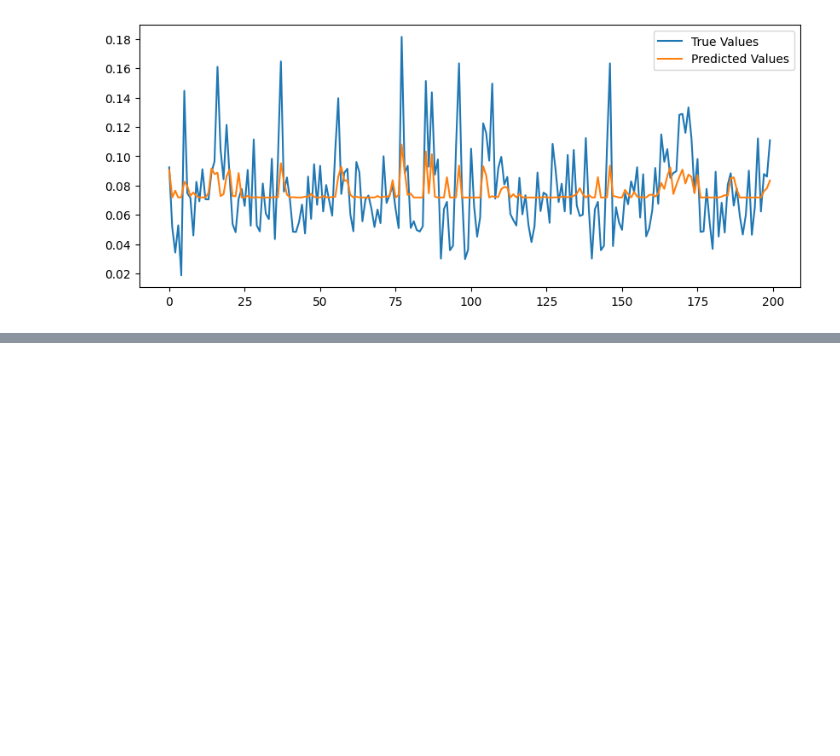
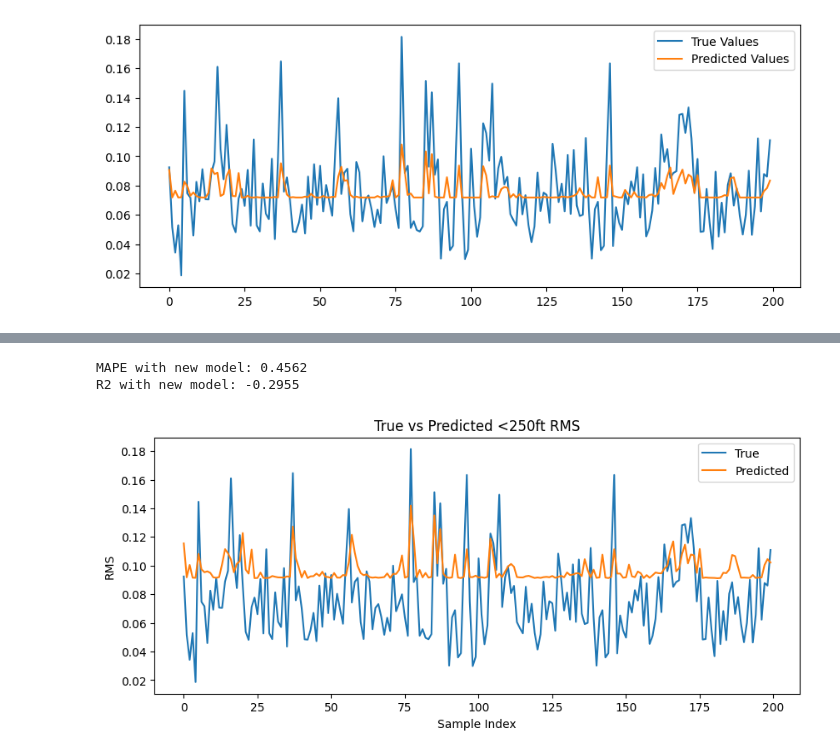
Before and after one commit to Rallermus/AppML-Final-Project, a Jupyter notebook: Rasmus/XGBoostRasmus.ipynb, the cells around one changed output, grey strips where cells are left out. Saved outputs shown, nothing was run; the diff lists cells and outputs as text; code cells hidden in the pictures; blank space fills up the shorter version.

```diff
--- a/Rasmus/XGBoostRasmus.ipynb
+++ b/Rasmus/XGBoostRasmus.ipynb
@@ -142,0 +212,25 @@ plt.show()
+# %%
+opt_params = {'max_depth': 7, 'learning_rate': 0.02216515234619649, 'subsample': 0.7486921438342046, 'colsample_bytree': 0.7579130284008716}
+opt_params = {'objective': 'reg:quantileerror', 'quantile_alpha': 0.85, 'max_depth': 3, 'learning_rate': 0.0020811378368672815, 'subsample': 0.9085628158888369, 'colsample_bytree': 0.7849486435238545}
+model_new = xgb.XGBRegressor(**opt_params, n_estimators=5000, early_stopping_rounds=50, random_state=42)
+model_new.fit(X_train, y_train, eval_set=[(X_val, y_val)], verbose=False)
+
+y_pred_new = model_new.predict(X_test)
+mape = mean_absolute_percentage_error(y_test, y_pred_new)
+print(f"MAPE with new model: {mape:.4f}")
+print(f'R2 with new model: {r2_score(y_test, y_pred_new):.4f}')
+# %% [output]
+MAPE with new model: 0.4562
+R2 with new model: -0.2955
+# %%
+x_axis = np.arange(len(y_test))
+plt.figure(figsize=(10,4))
+plt.plot(x_axis[:200], y_test[:200], label="True")
+plt.plot(x_axis[:200], y_pred_new[:200], label="Predicted")
+plt.title('True vs Predicted <250ft RMS')
+plt.xlabel('Sample Index')
+plt.ylabel('RMS')
+plt.legend()
+plt.show()
+# %% [output]
+[figure, added]
```
Also changed, not shown: parts of 7 cells of this notebook, 1 other file.
